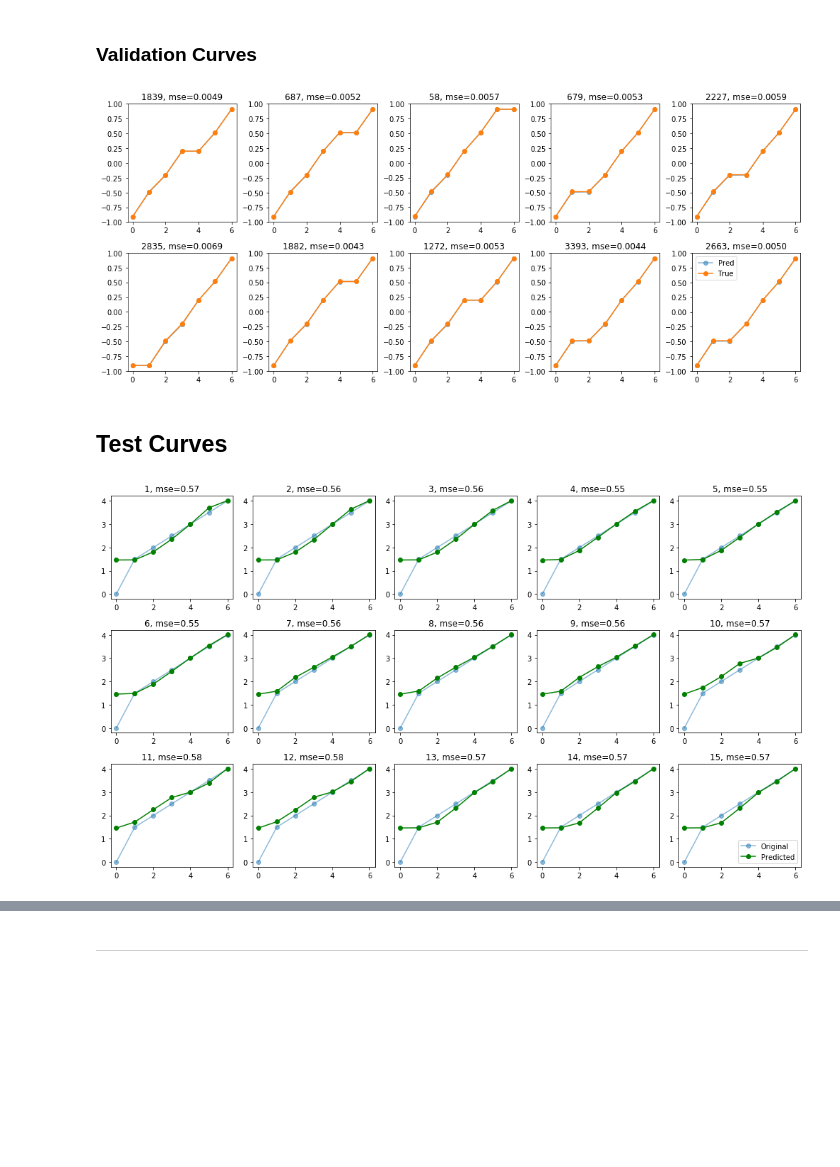
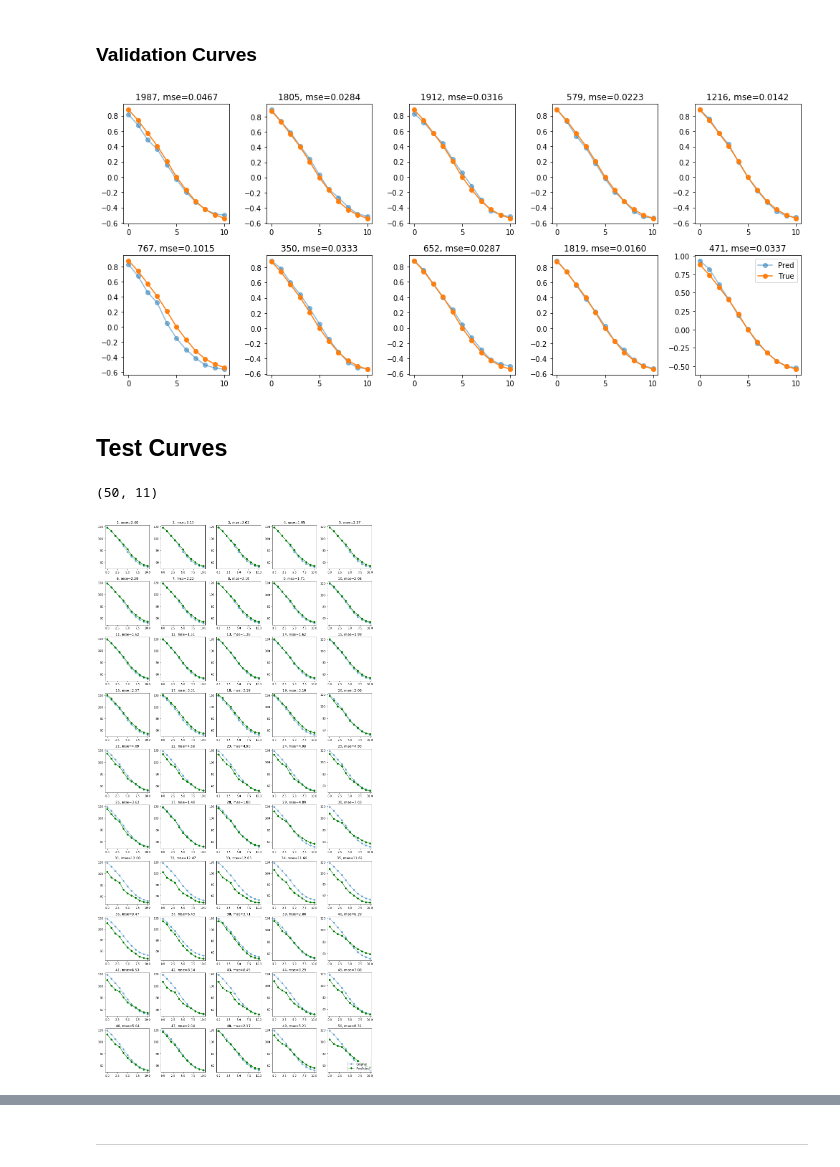
Before and after one commit to justiceamoh/heartvolume, a Jupyter notebook: DeepNet Refined.ipynb, the cells around one changed output, grey strips where cells are left out. Cells and saved outputs as stored; diff of their text form; code cells hidden in the pictures; blank space fills up the shorter version.

```diff
--- a/DeepNet Refined.ipynb
+++ b/DeepNet Refined.ipynb
@@ -25,9 +25,9 @@ os.environ["CUDA_VISIBLE_DEVICES"]="0"
 # %%
 # Make Cyclic By Rolling Over 1st K rows to Edge
 cyclic = lambda x, K=4: np.append(x,x[:,:,:K,:,:],axis=2)
-hsize  = 11 #7 # 11
-nelct  = 32 #16
-npats  = 224 # 112
+hsize  = 7   #7 , 11
+nelct  = 16  #16, 32
+npats  = 112 #112,224
 # %%
 # Load Others
 def load_data(path,test=False):
@@ -48,7 +48,7 @@ def load_data(path,test=False):
     return x_data,y_data
 # %%
 # Load Data
-path  = 'data10'
+path  = 'data13'
 x_data,l_data=load_data(path)   # x: -1,11,32,224,1
 # %%
 print 'X shape:', x_data.shape
@@ -148,3 +163,7 @@ _________________________________________________________________
+# %%
+# checkpoint
+filepath=path+"/bestnet.h5"
+checkpoint = ModelCheckpoint(filepath, monitor='val_loss', verbose=1, save_best_only=True, mode='min')
 # %%
 # Train
 log = model.fit(x_train, y_train,
@@ -177,3 +193,5 @@ Epoch 80/80
+# %%
+model = load_model(filepath)
 # %%
 # Training Curves
 plt.figure(figsize=(5,4))
@@ -224,9 +242,9 @@ for i,k in enumerate(sidx):
 
 plt.legend();
 plt.tight_layout();
-plt.savefig(path+'/valid_curves.pdf',dpi=200)
+plt.savefig(path+'/valid_plots.pdf',dpi=200)
 # %% [output]
-[figure, old version]
+[figure, new version]
 # %%
 # # Save
 # y_tst = ysclr.inverse_transform(y_vtrue.reshape(-1,1)).squeeze()
@@ -244,25 +262,29 @@ x_test = x_test.reshape(nshp)
 # %%
 y_pred = model.predict(x_test)
 y_pred = ysclr.inverse_transform(y_pred).reshape(-1,hsize)
+# %%
+y_test.shape
+# %% [output]
+(50, 11)
 # %%
 # Plot Test Examples
-row = 3
+row = 10#3
 col = 5
 
-plt.figure(figsize=(14,8));
+plt.figure(figsize=(14,28));
 for i, (yt,yp) in enumerate(zip(y_test,y_pred)):
     plt.subplot(row,col,i+1)
     plt.plot(yt,'o-',label='True',alpha=0.5);
     plt.plot(yp,'go-',label='Pred');
     mse = rmse(yp,yt)
     header = '{0}, mse={1:.02f}'.format(i+1,mse)
     plt.title(header);
 
 plt.legend(['Original','Predicted'],loc=4)
 plt.tight_layout()
-plt.savefig(path+'/test_curves.pdf',dpi=200)
+plt.savefig(path+'/test_plots.pdf',dpi=200)
 # %% [output]
-[figure, old version]
+[figure, new version]
 # %%
 # Plot Results
 plt.figure(figsize=(14,4))
```
Also changed, not shown: parts of 13 cells of this notebook, 5 other files.
